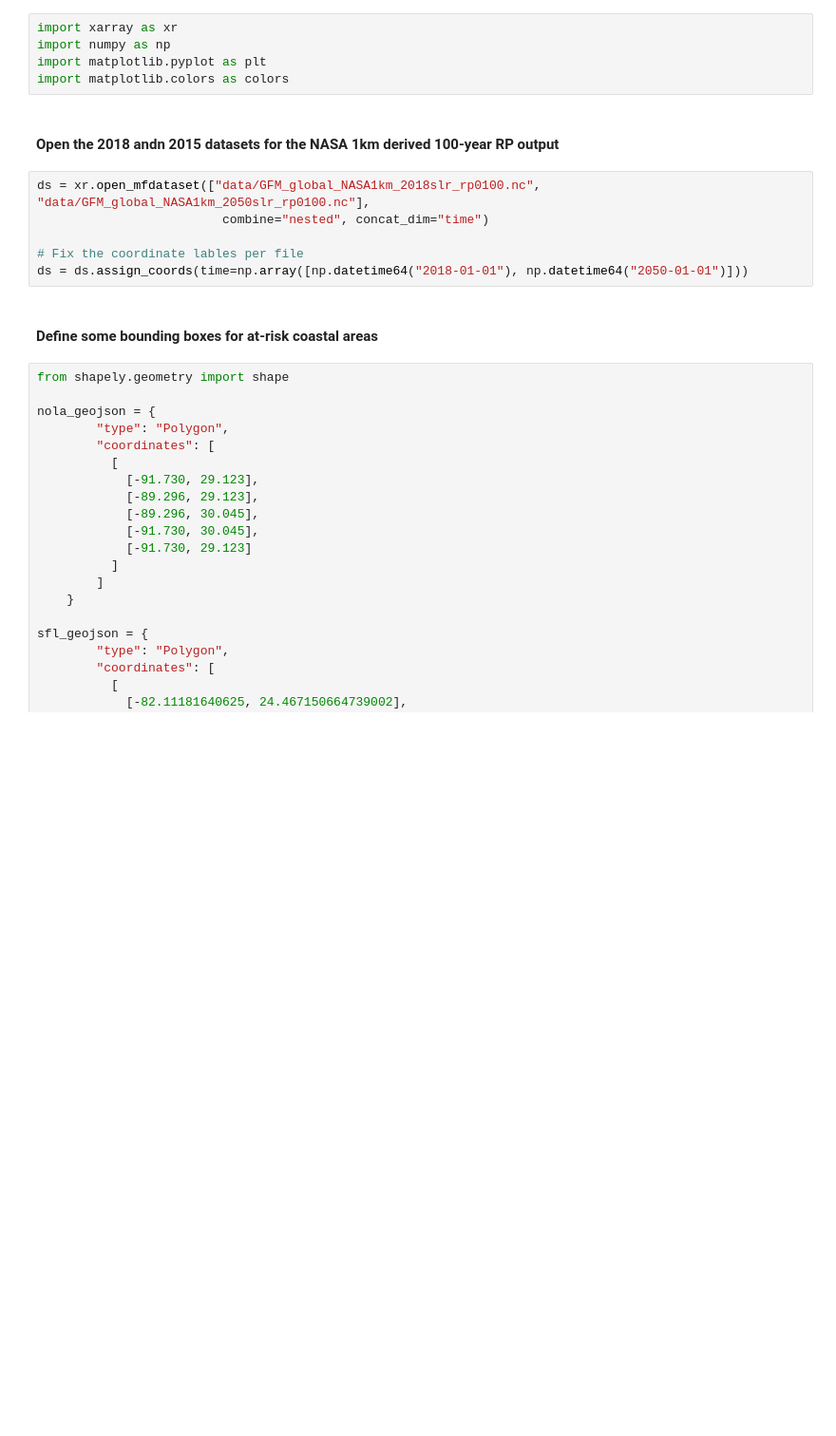
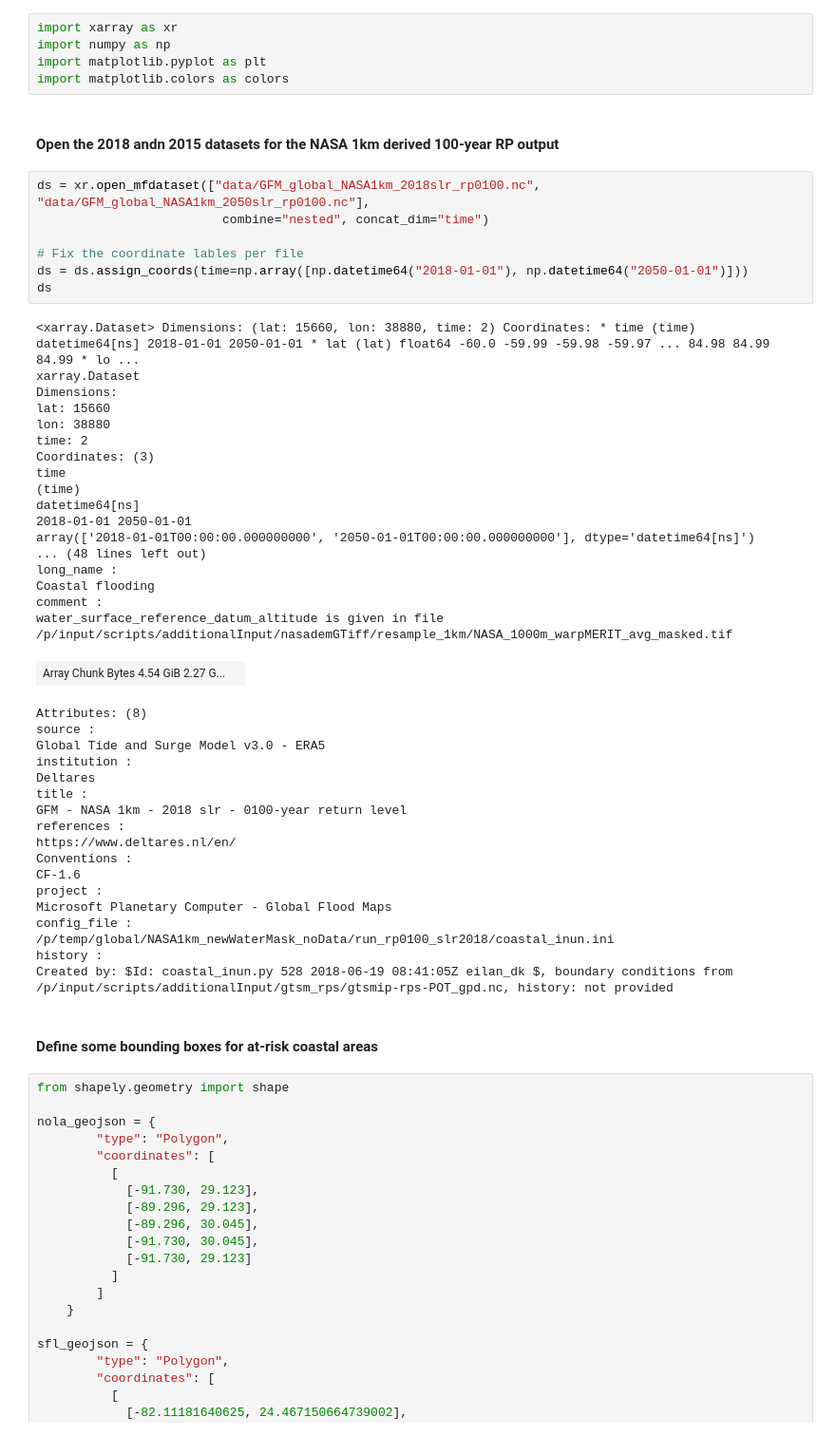
Before and after one commit to mmcfarland/pc-notebook-scratch, a Jupyter notebook: deltares/flood-multi-year.ipynb, the cells around one changed output. Shown at 95% size. Cells and saved outputs as stored; diff of their text form; blank space fills up the shorter version.

```diff
--- a/deltares/flood-multi-year.ipynb
+++ b/deltares/flood-multi-year.ipynb
@@ -8,9 +8,46 @@ import matplotlib.colors as colors
 # %%
 ds = xr.open_mfdataset(["data/GFM_global_NASA1km_2018slr_rp0100.nc", "data/GFM_global_NASA1km_2050slr_rp0100.nc"],
                          combine="nested", concat_dim="time")
 
 # Fix the coordinate lables per file
 ds = ds.assign_coords(time=np.array([np.datetime64("2018-01-01"), np.datetime64("2050-01-01")]))
+ds
+# %% [output]
+<xarray.Dataset> Dimensions: (lat: 15660, lon: 38880, time: 2) Coordinates: * time (time) datetime64[ns] 2018-01-01 2050-01-01 * lat (lat) float64 -60.0 -59.99 -59.98 -59.97 ... 84.98 84.99 84.99 * lo ...
+xarray.Dataset
+Dimensions:
+lat: 15660
+lon: 38880
+time: 2
+Coordinates: (3)
+time
+(time)
+datetime64[ns]
+2018-01-01 2050-01-01
+array(['2018-01-01T00:00:00.000000000', '2050-01-01T00:00:00.000000000'], dtype='datetime64[ns]')
+... (48 lines left out)
+long_name :
+Coastal flooding
+comment :
+water_surface_reference_datum_altitude is given in file /p/input/scripts/additionalInput/nasademGTiff/resample_1km/NASA_1000m_warpMERIT_avg_masked.tif
+| Array Chunk Bytes 4.54 GiB 2.27 G... |  |
+Attributes: (8)
+source :
+Global Tide and Surge Model v3.0 - ERA5
+institution :
+Deltares
+title :
+GFM - NASA 1km - 2018 slr - 0100-year return level
+references :
+https://www.deltares.nl/en/
+Conventions :
+CF-1.6
+project :
+Microsoft Planetary Computer - Global Flood Maps
+config_file :
+/p/temp/global/NASA1km_newWaterMask_noData/run_rp0100_slr2018/coastal_inun.ini
+history :
+Created by: $Id: coastal_inun.py 528 2018-06-19 08:41:05Z eilan_dk $, boundary conditions from /p/input/scripts/additionalInput/gtsm_rps/gtsmip-rps-POT_gpd.nc, history: not provided
 # %% [markdown]
 #### Define some bounding boxes for at-risk coastal areas
 # %%
```
Also changed, not shown: parts of 1 cell of this notebook, 3 other files.
